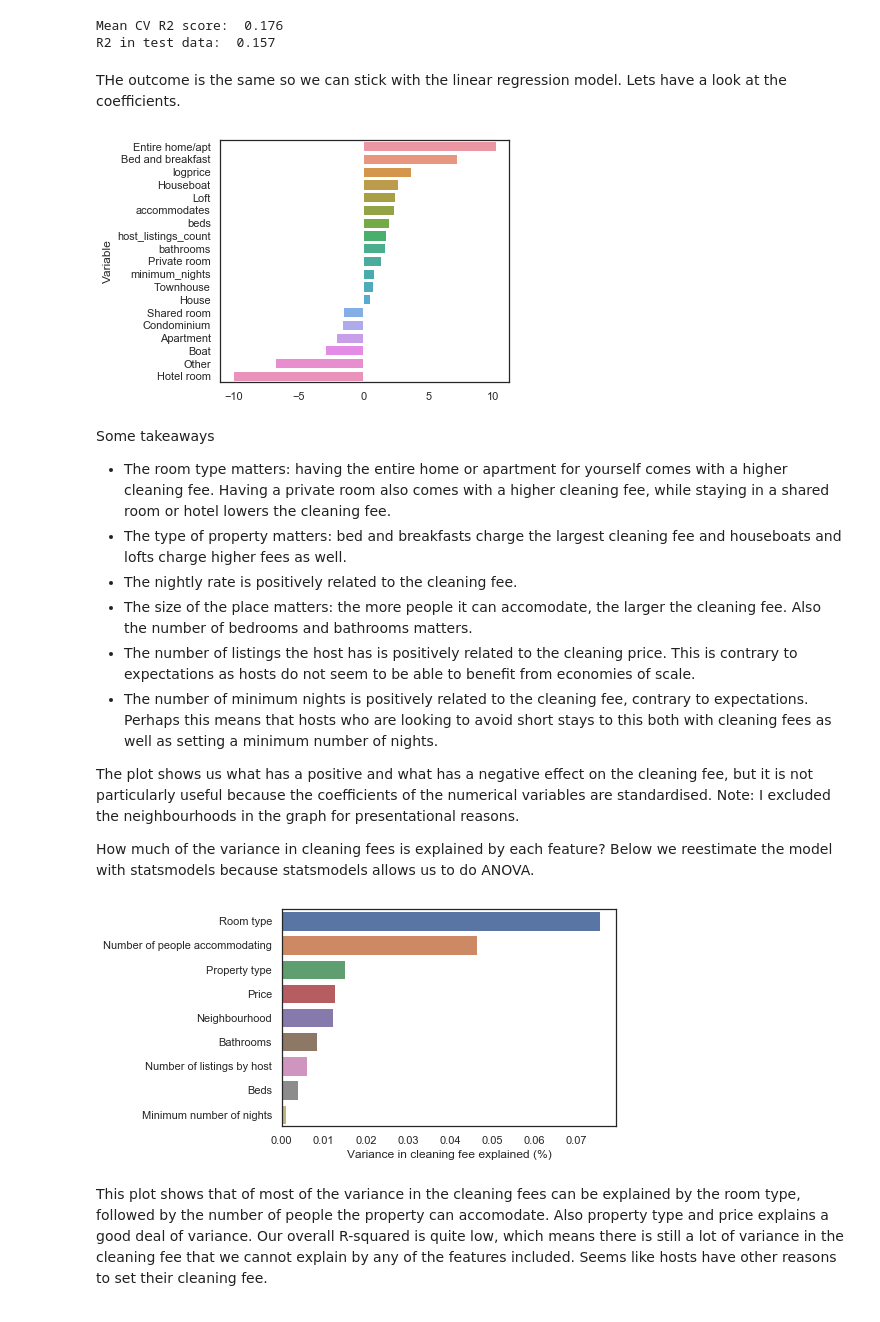
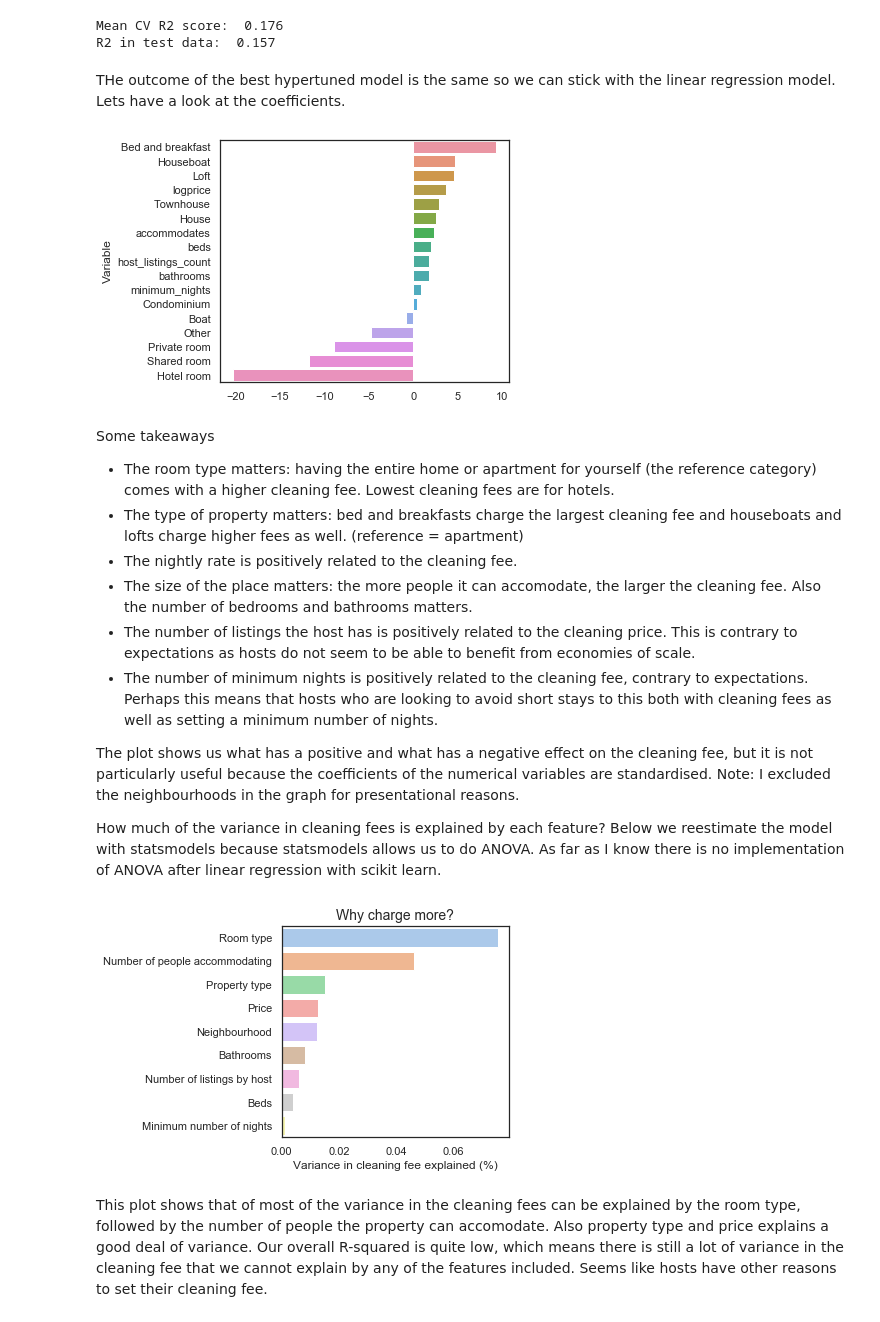
Before and after one commit to mwilkens1/Airbnb_clean, a Jupyter notebook: airbnb.ipynb, the cells around one changed output. Drawn from its saved outputs; the diff is of its cells as text; code cells hidden in the pictures.

```diff
--- a/airbnb.ipynb
+++ b/airbnb.ipynb
@@ -12,6 +12,7 @@ import pandas as pd
 
 sns.set()
 sns.set_style("white")
+sns.set_palette("pastel")
 
 df = pd.read_csv("data/listings_amsterdam.csv", index_col="id", low_memory=False)
 # %% [markdown]
@@ -321,7 +331,7 @@ Some variables are objects and these need to be dummy coded. The floats and inte
 # %%
 categorical_transformer = Pipeline(steps=[
     ('imputer', SimpleImputer(strategy='most_frequent')),
-    ('onehot', OneHotEncoder(handle_unknown='ignore'))])
+    ('onehot', OneHotEncoder(drop='first'))])
 
 numerical_transformer = Pipeline(steps=[
     ('imputer', KNNImputer(n_neighbors=5, weights='uniform')),
@@ -384,7 +394,7 @@ print('R2 in test data: ', round(r2, 3) )
 Mean CV R2 score:  0.176
 R2 in test data:  0.157
 # %% [markdown]
-THe outcome is the same so we can stick with the linear regression model. Lets have a look at the coefficients.
+THe outcome of the best hypertuned model is the same so we can stick with the linear regression model. Lets have a look at the coefficients.
 # %%
 categorical_transformer.fit_transform(X_train[categorical_features])
 catnames_array = categorical_transformer.named_steps['onehot'].get_feature_names().tolist()
@@ -405,11 +415,11 @@ plt.xlabel(None)
 plt.tight_layout()
 plt.show()
 # %% [output]
-[figure, old version]
+[figure, new version]
 # %% [markdown]
 Some takeaways
-* The room type matters: having the entire home or apartment for yourself comes with a higher cleaning fee. Having a private room also comes with a higher cleaning fee, while staying in a shared room or hotel lowers the cleaning fee.
-* The type of property matters: bed and breakfasts charge the largest cleaning fee and houseboats and lofts charge higher fees as well.
+* The room type matters: having the entire home or apartment for yourself (the reference category) comes with a higher cleaning fee. Lowest cleaning fees are for hotels.
+* The type of property matters: bed and breakfasts charge the largest cleaning fee and houseboats and lofts charge higher fees as well. (reference = apartment)
 * The nightly rate is positively related to the cleaning fee.
 * The size of the place matters: the more people it can accomodate, the larger the cleaning fee. Also the number of bedrooms and bathrooms matters.
 * The number of listings the host has is positively related to the cleaning price. This is contrary to expectations as hosts do not seem to be able to benefit from economies of scale.
@@ -417,7 +427,7 @@ Some takeaways
 
 The plot shows us what has a positive and what has a negative effect on the cleaning fee, but it is not particularly useful because the coefficients of the numerical variables are standardised. Note: I excluded the neighbourhoods in the graph for presentational reasons.
 
-How much of the variance in cleaning fees is explained by each feature? Below we reestimate the model with statsmodels because statsmodels allows us to do ANOVA.
+How much of the variance in cleaning fees is explained by each feature? Below we reestimate the model with statsmodels because statsmodels allows us to do ANOVA. As far as I know there is no implementation of ANOVA after linear regression with scikit learn.
 # %%
 from statsmodels.formula.api import ols
 from statsmodels.stats.anova import anova_lm
@@ -428,34 +438,36 @@ preprocessor = ColumnTransformer(
     transformers=[
         ('num', numerical_transformer, numerical_features),
         ('cat', categorical_transformer, categorical_features)])
 
 pipeline_lm = Pipeline([('preprocessor', preprocessor)])
 
 X_train_preprocessed = pipeline_lm.fit_transform(X_train)
 X_train_preprocessed = pd.DataFrame(X_train_preprocessed)
 X_train_preprocessed.columns = numerical_features + categorical_features
 
 train = X_train_preprocessed
 train['cleaning_fee'] = y_train.values
 train[numerical_features] = train[numerical_features].apply(pd.to_numeric)
 
 form = 'cleaning_fee ~ '
 for x in X_vars:
     form += x + '+'
 form = form[:-1]
 
 lm = ols(form, data=train).fit()
 anova = anova_lm(lm, typ=1)
 anova_plot_data = anova.loc[numerical_features + categorical_features,'sum_sq'] / anova.sum_sq.sum()
 names = ['Number of listings by host', 'Number of people accommodating','Bathrooms','Beds','Price','Minimum number of nights','Property type','Room type','Neighbourhood']
 anova_plot_data = pd.DataFrame(dict({'names': names, 'values': anova_plot_data})).sort_values(by='values', ascending=False)
 sns.barplot(x="values",y="names",data=anova_plot_data)
 plt.xlabel('Variance in cleaning fee explained (%)')
 plt.ylabel(None)
+plt.title('Why charge more?', fontdict = dict({'fontsize': 14}))
+plt.tight_layout()
 plt.savefig("plots/variance.png", dpi=300)
 plt.show()
 # %% [output]
-[figure, old version]
+[figure, new version]
 # %% [markdown]
 This plot shows that of most of the variance in the cleaning fees can be explained by the room type, followed by the number of people the property can accomodate. Also property type and price explains a good deal of variance. Our overall R-squared is quite low, which means there is still a lot of variance in the cleaning fee that we cannot explain by any of the features included. Seems like hosts have other reasons to set their cleaning fee.
 # %% [markdown]
```
Also changed, not shown: parts of 13 cells of this notebook, 5 other files.
